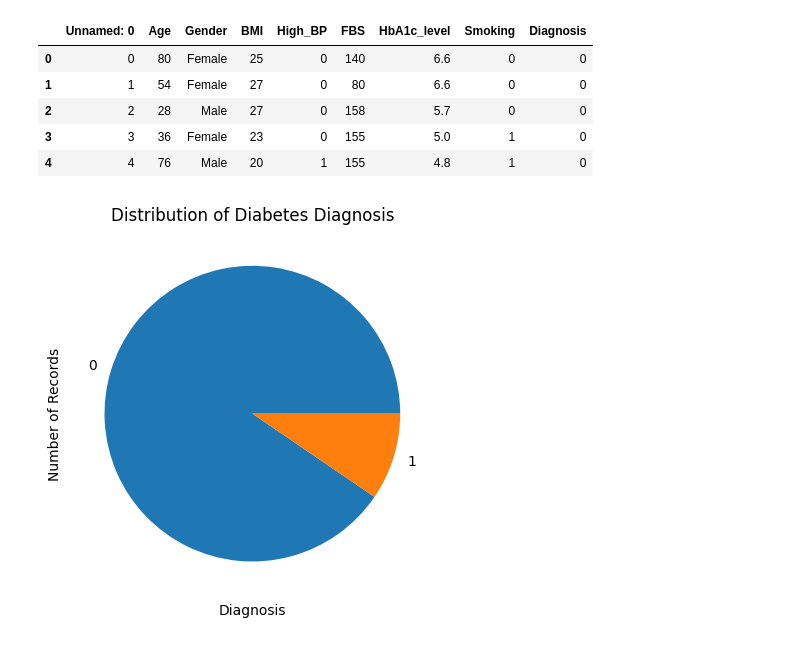
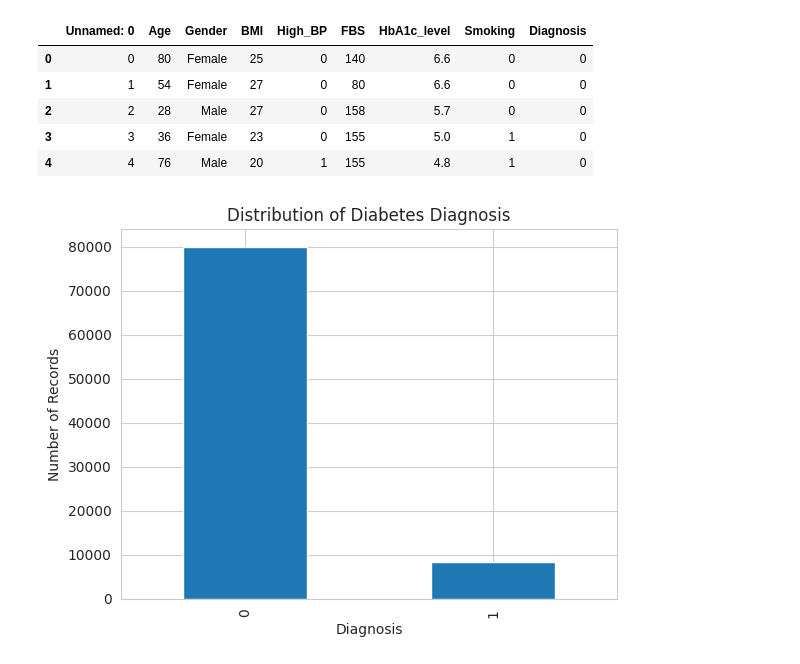
Before and after one commit to Anshu-Tomar/CapstoneProject-Beyond-Predictive-Accuracy, a Jupyter notebook: DataEDA.ipynb, the cells around one changed output. Cells and saved outputs as stored; diff of their text form; code cells hidden in the pictures.

```diff
--- a/DataEDA.ipynb
+++ b/DataEDA.ipynb
@@ -40,11 +55,11 @@ df.head()
 | 4 | 4 | 76 | Male | 20 | 1 | 155 | 4.8 | 1 | 0 |
 # %%
 df['Diagnosis'].value_counts().plot(
-    kind='pie',
+    kind='bar',
     title='Distribution of Diabetes Diagnosis'
 )
 plt.xlabel('Diagnosis')
 plt.ylabel('Number of Records')
 plt.show()
 # %% [output]
-[figure, old version]
+[figure, new version]
```
Also changed, not shown: parts of 8 cells of this notebook.
